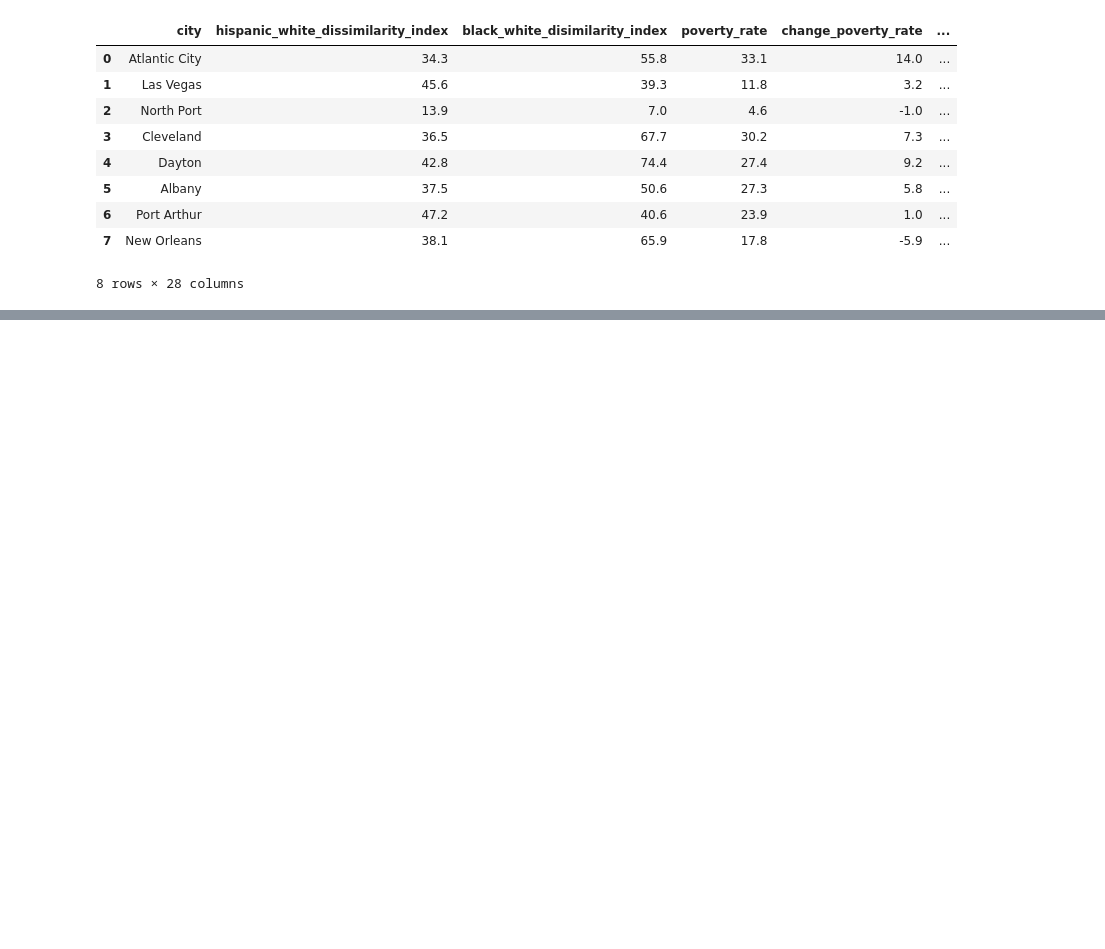
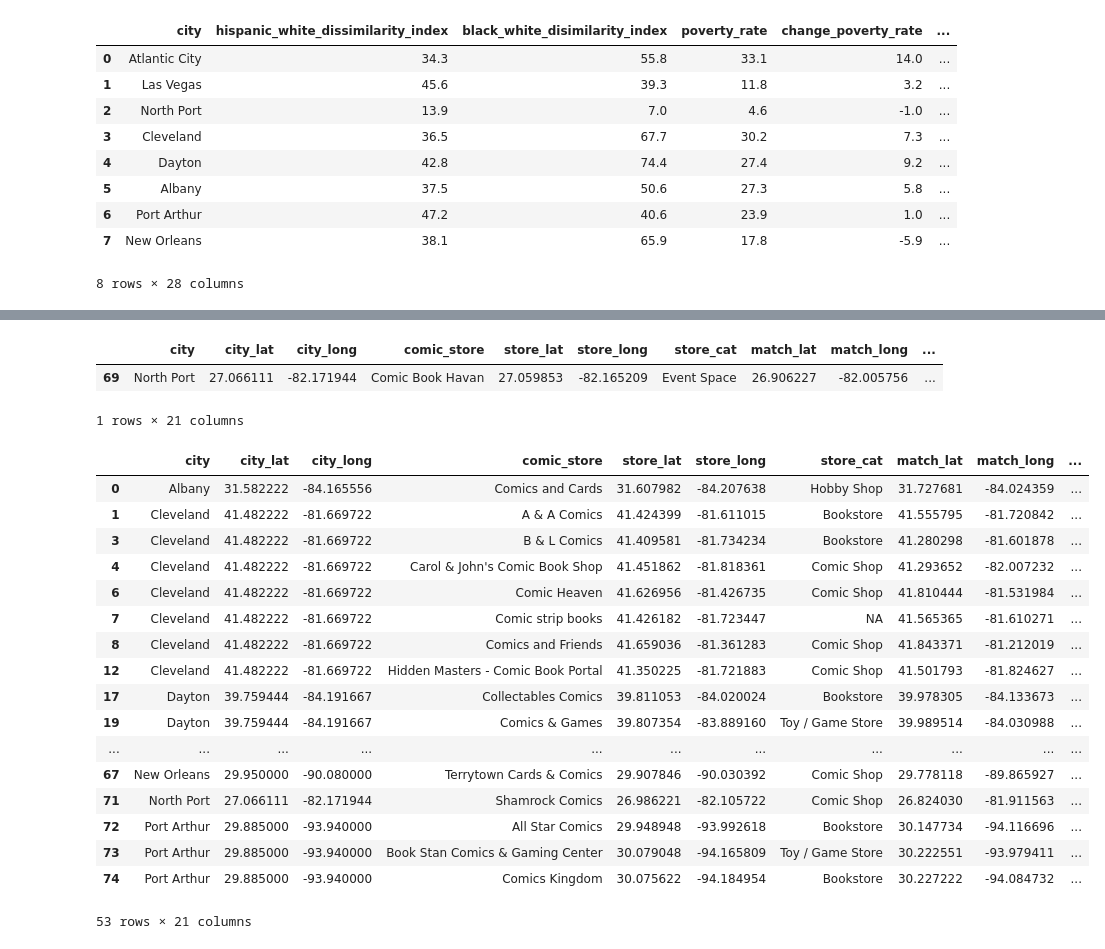
Before and after one commit to akonkel/Coursera_Capstone, a Jupyter notebook: capstone_notebook.ipynb, the cells around one changed output, grey strips where cells are left out. Saved outputs shown, nothing was run; the diff lists cells and outputs as text; code cells hidden in the pictures; blank space fills up the shorter version.

```diff
--- a/capstone_notebook.ipynb
+++ b/capstone_notebook.ipynb
@@ -198,0 +280,8 @@ city_data.merge(store_count,how='left',on='city')
+# %%
+# and now the matching locations
+match_areas = getNearbyVenues(names=match_stores['comic_store'],
+                                   latitudes=match_stores['match_lat'],
+                                   longitudes=match_stores['match_long']
+                                  )
+
+match_areas.head()
@@ -198,0 +378,61 @@ city_data.merge(store_count,how='left',on='city')
+# %%
+stores_venues_sorted['class'] = 'comic'
+matches_venues_sorted['class'] = 'match'
+all_venues_sorted = pd.concat([stores_venues_sorted,matches_venues_sorted])
+
+stores_grouped['class'] = 'comic'
+matches_grouped['class'] = 'match'
+all_grouped = pd.concat([stores_grouped,matches_grouped], sort = False)
+# categories that only exist for comic stores or their matches will be marked as NaN in the other category.  Replace with 0
+all_grouped.fillna(0,inplace = True)
+
+from sklearn.cluster import KMeans
+# set number of clusters.  I'll start with something high to allow for different kinds of places to emerge if possible
+kclusters = 15
+
+all_grouped_clustering = all_grouped.drop(['comic_store', 'class'], 1)
+
+# run k-means clustering
+kmeans = KMeans(n_clusters=kclusters, random_state=0).fit(all_grouped_clustering)
+
+# add clustering labels. doing this repeatedly, things bog down with the insert. so check if labels exist and drop them if they do
+all_venues_sorted = all_venues_sorted.loc[:,~all_venues_sorted.columns.duplicated()]
+if 'Cluster Labels' in all_venues_sorted.columns:
+    all_venues_sorted.drop(columns = 'Cluster Labels')
+
+all_venues_sorted.insert(0, 'Cluster Labels', kmeans.labels_,allow_duplicates=True)
+all_venues_sorted = all_venues_sorted.loc[:,~all_venues_sorted.columns.duplicated()]
+
+#put the cluster labels back on the original store/match data frames
+clustered_stores = all_venues_sorted[all_venues_sorted['class']=='comic']
+clustered_matches = all_venues_sorted[all_venues_sorted['class']=='match']
+
+stores_final = final_stores.join(clustered_stores.set_index('comic_store'), on='comic_store')
+matches_final = match_stores.join(clustered_matches.set_index('comic_store'), on = 'comic_store')
+# %%
+stores_final[stores_final['Cluster Labels'].isnull()]
+# %% [output]
+|  | city | city_lat | city_long | comic_store | store_lat | store_long | store_cat | match_lat | match_long | ... |
+| 69 | North Port | 27.066111 | -82.171944 | Comic Book Havan | 27.059853 | -82.165209 | Event Space | 26.906227 | -82.005756 | ... |
+1 rows × 21 columns
+# %%
+matches_final[matches_final['Cluster Labels'].isnull()]
+# %% [output]
+|  | city | city_lat | city_long | comic_store | store_lat | store_long | store_cat | match_lat | match_long | ... |
+| 0 | Albany | 31.582222 | -84.165556 | Comics and Cards | 31.607982 | -84.207638 | Hobby Shop | 31.727681 | -84.024359 | ... |
+| 1 | Cleveland | 41.482222 | -81.669722 | A & A Comics | 41.424399 | -81.611015 | Bookstore | 41.555795 | -81.720842 | ... |
+| 3 | Cleveland | 41.482222 | -81.669722 | B & L Comics | 41.409581 | -81.734234 | Bookstore | 41.280298 | -81.601878 | ... |
+| 4 | Cleveland | 41.482222 | -81.669722 | Carol & John's Comic Book Shop | 41.451862 | -81.818361 | Comic Shop | 41.293652 | -82.007232 | ... |
+| 6 | Cleveland | 41.482222 | -81.669722 | Comic Heaven | 41.626956 | -81.426735 | Comic Shop | 41.810444 | -81.531984 | ... |
+| 7 | Cleveland | 41.482222 | -81.669722 | Comic strip books | 41.426182 | -81.723447 | NA | 41.565365 | -81.610271 | ... |
+| 8 | Cleveland | 41.482222 | -81.669722 | Comics and Friends | 41.659036 | -81.361283 | Comic Shop | 41.843371 | -81.212019 | ... |
+| 12 | Cleveland | 41.482222 | -81.669722 | Hidden Masters - Comic Book Portal | 41.350225 | -81.721883 | Comic Shop | 41.501793 | -81.824627 | ... |
+| 17 | Dayton | 39.759444 | -84.191667 | Collectables Comics | 39.811053 | -84.020024 | Bookstore | 39.978305 | -84.133673 | ... |
+| 19 | Dayton | 39.759444 | -84.191667 | Comics & Games | 39.807354 | -83.889160 | Toy / Game Store | 39.989514 | -84.030988 | ... |
+| ... | ... | ... | ... | ... | ... | ... | ... | ... | ... | ... |
+| 67 | New Orleans | 29.950000 | -90.080000 | Terrytown Cards & Comics | 29.907846 | -90.030392 | Comic Shop | 29.778118 | -89.865927 | ... |
+| 71 | North Port | 27.066111 | -82.171944 | Shamrock Comics | 26.986221 | -82.105722 | Comic Shop | 26.824030 | -81.911563 | ... |
+| 72 | Port Arthur | 29.885000 | -93.940000 | All Star Comics | 29.948948 | -93.992618 | Bookstore | 30.147734 | -94.116696 | ... |
+| 73 | Port Arthur | 29.885000 | -93.940000 | Book Stan Comics & Gaming Center | 30.079048 | -94.165809 | Toy / Game Store | 30.222551 | -93.979411 | ... |
+| 74 | Port Arthur | 29.885000 | -93.940000 | Comics Kingdom | 30.075622 | -94.184954 | Bookstore | 30.227222 | -94.084732 | ... |
+53 rows × 21 columns
```
Also changed, not shown: parts of 13 cells of this notebook.
